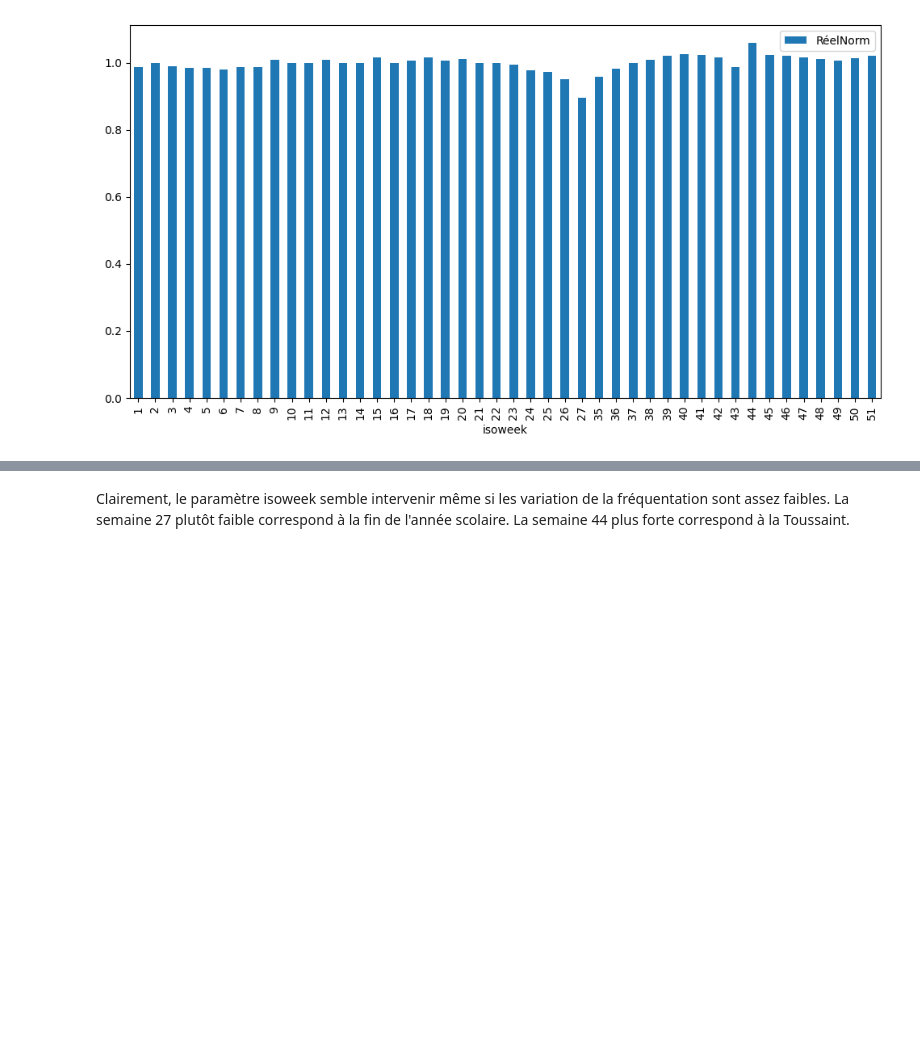
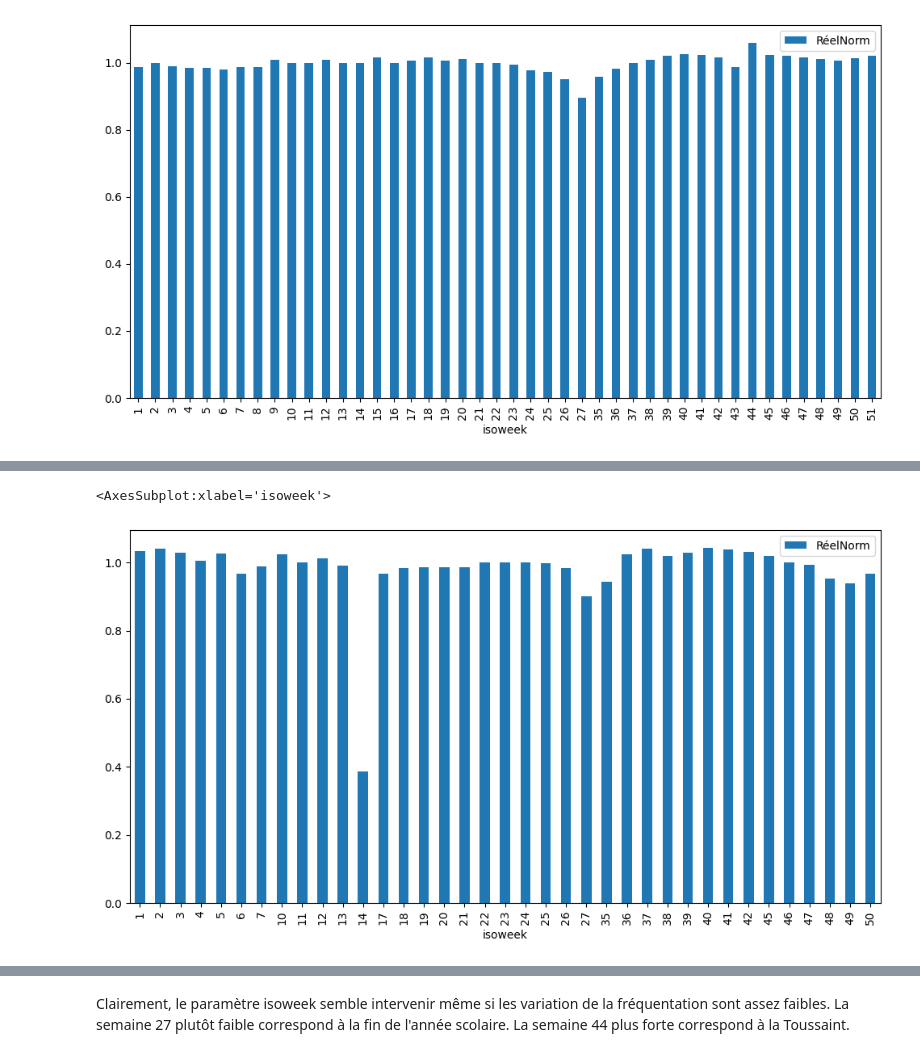
Before and after one commit to ericbertrand8686/Simplon_E1_EricBertrand_GaspillageCantine, a Jupyter notebook: AnalyseDescriptive.ipynb, the cells around one changed output, grey strips where cells are left out. Saved outputs shown, nothing was run; the diff lists cells and outputs as text; code cells hidden in the pictures; blank space fills up the shorter version.

```diff
--- a/AnalyseDescriptive.ipynb
+++ b/AnalyseDescriptive.ipynb
@@ -224,0 +202,5 @@ df_NormVsIsow.plot(kind='bar', figsize=(12,6))
+# %%
+df[df['an']==2021][['isoweek','RéelNorm']].groupby('isoweek').median().plot(kind='bar', figsize=(12,6))
+# %% [output]
+<AxesSubplot:xlabel='isoweek'>
+[figure, added]
```
Also changed, not shown: parts of 20 cells of this notebook.
